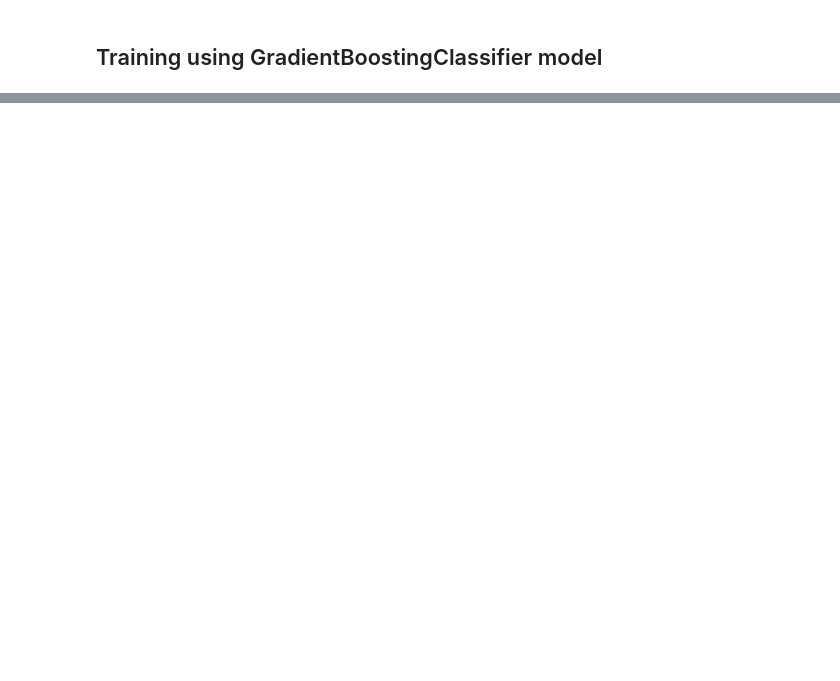
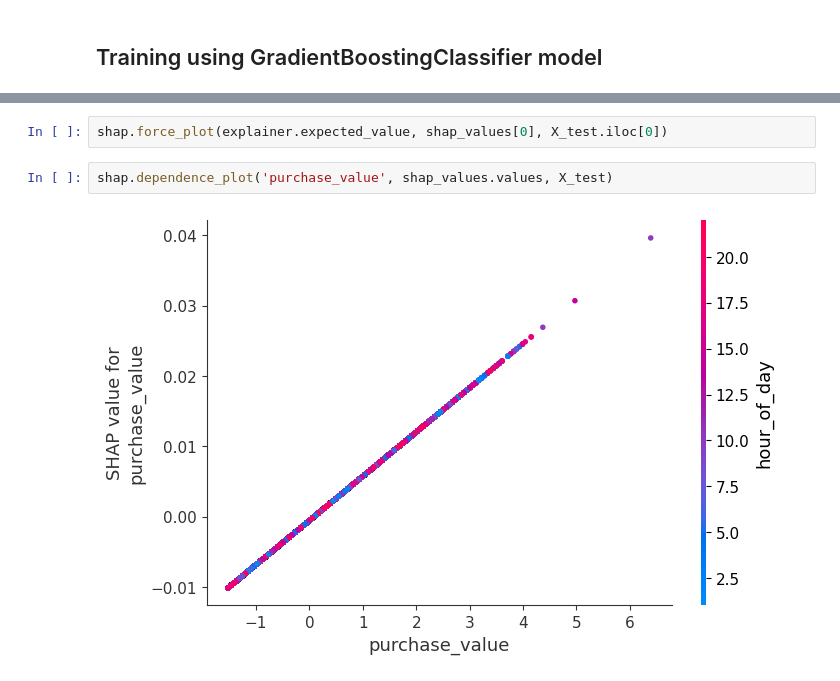
Before and after one commit to wolderufael/Improved-detection-of-fraud-cases-for-e-commerce-and-bank-transactions, a Jupyter notebook: notebook/fraud_prediction.ipynb, the cells around one changed output, grey strips where cells are left out. Drawn from its saved outputs; the diff is of its cells as text; blank space fills up the shorter version.

```diff
--- a/notebook/fraud_prediction.ipynb
+++ b/notebook/fraud_prediction.ipynb
@@ -77,0 +192,6 @@ Model saved as models/fraud_data/GradientBoostingClassifier-22-10-2024-22-28-46-
+# %%
+shap.force_plot(explainer.expected_value, shap_values[0], X_test.iloc[0])
+# %%
+shap.dependence_plot('purchase_value', shap_values.values, X_test)
+# %% [output]
+[figure, added]
```
Also changed, not shown: parts of 15 cells of this notebook, 3 other files.
